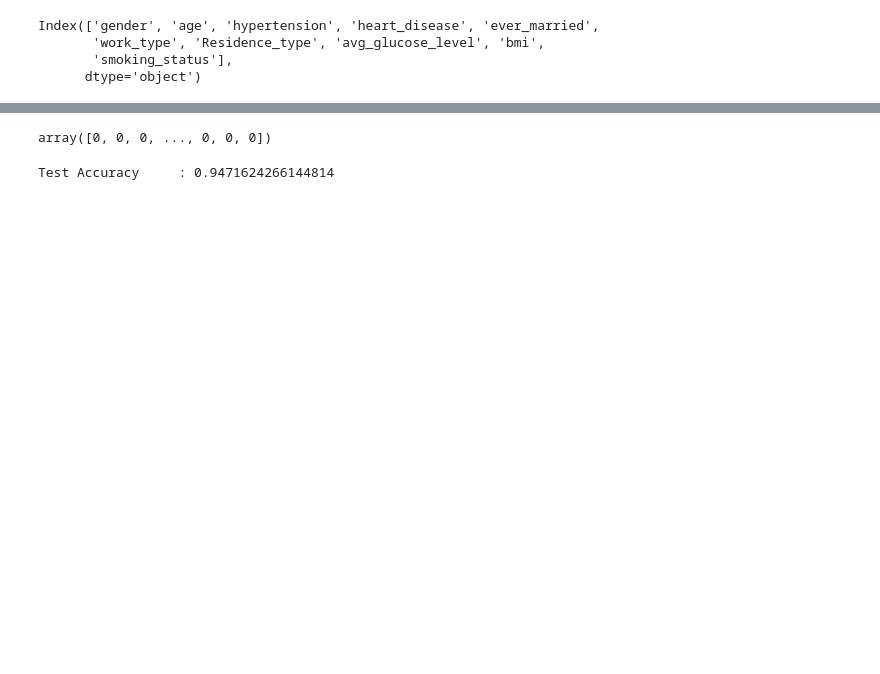
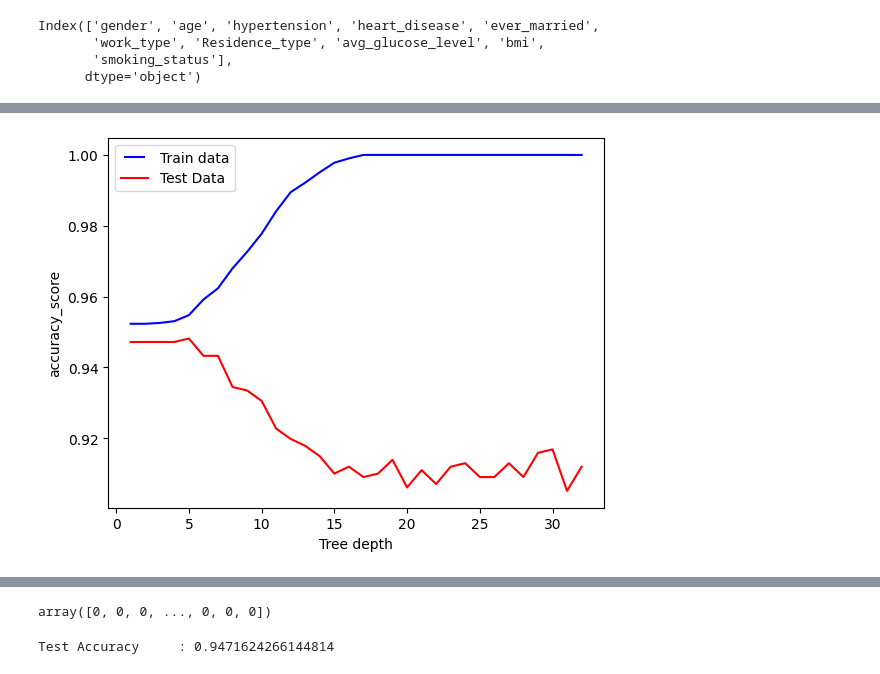
Before and after one commit to RachitAgrwal545422/Brain-Stroke-Prediction-Model, a Jupyter notebook: stroke.ipynb, the cells around one changed output, grey strips where cells are left out. Cells and saved outputs as stored; diff of their text form; code cells hidden in the pictures; blank space fills up the shorter version.

Commit message:
New version with better accuracy models

```diff
--- a/stroke.ipynb
+++ b/stroke.ipynb
@@ -328,0 +332,29 @@ Test Accuracy     : 0.9080234833659491
+# %%
+import matplotlib.pyplot as plt
+from matplotlib.legend_handler import HandlerLine2D
+
+max_depths = range(1, 33)
+train_results = []
+test_results = []
+for max_depth in max_depths:
+    clf = tree.DecisionTreeClassifier(max_depth=max_depth)
+    clf = clf.fit(X_train_std, y_train)
+    train_pred = clf.predict(X_train_std)
+    dt_accuracy = accuracy_score(y_train,  train_pred)
+    # Add auc score to previous train results
+    train_results.append(dt_accuracy)
+
+    y_pred = clf.predict(X_test_std)
+    dt_accuracy = accuracy_score(y_test,  y_pred)
+    # Add auc score to previous test results
+    test_results.append(dt_accuracy)
+
+
+line1, = plt.plot(max_depths, train_results, 'b', label="Train data")
+line2, = plt.plot(max_depths, test_results, 'r', label="Test Data ")
+plt.legend(handler_map={line1: HandlerLine2D(numpoints=2)})
+plt.ylabel("accuracy_score")
+plt.xlabel("Tree depth")
+plt.show()
+# %% [output]
+[figure, added]
```
Also changed, not shown: parts of 56 cells of this notebook, 5 other files.
